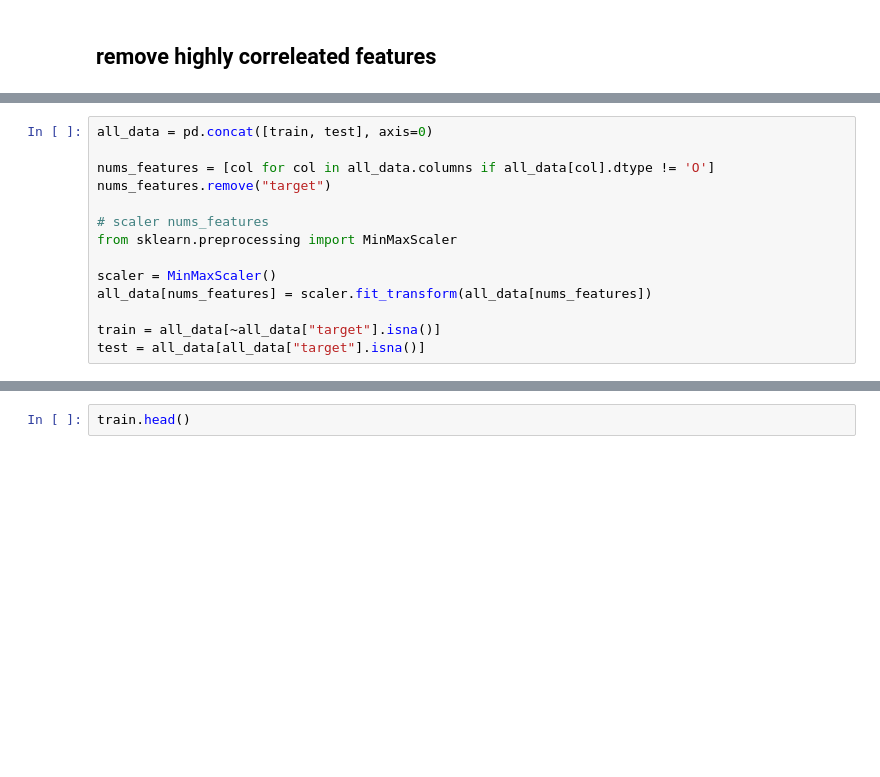
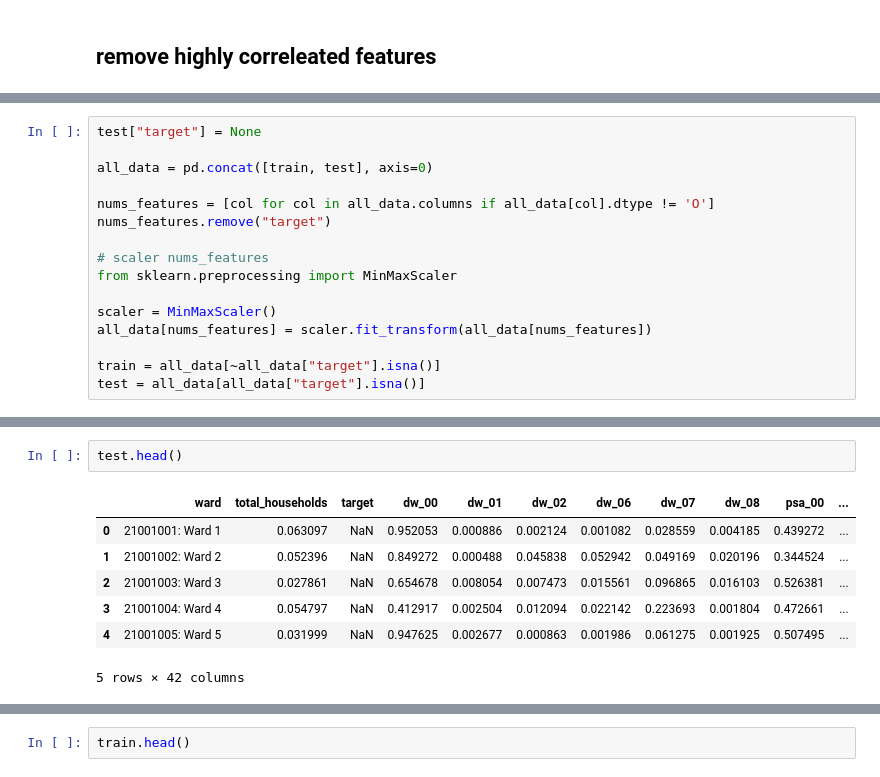
Before and after one commit to segnig/-segnig-International-Women-s-Day-Zindi-Challenge-, a Jupyter notebook: International_Women's_Day_Challenge.ipynb, the cells around one changed output, grey strips where cells are left out. Saved outputs shown, nothing was run; the diff lists cells and outputs as text; blank space fills up the shorter version.

```diff
--- a/International_Women's_Day_Challenge.ipynb
+++ b/International_Women's_Day_Challenge.ipynb
@@ -501,4 +567,6 @@ to_drop
 # %%
+test["target"] = None
+
 all_data = pd.concat([train, test], axis=0)
 
 nums_features = [col for col in all_data.columns if all_data[col].dtype != 'O']
@@ -514,0 +630,10 @@ test = all_data[all_data["target"].isna()]
+# %%
+test.head()
+# %% [output]
+|  | ward | total_households | target | dw_00 | dw_01 | dw_02 | dw_06 | dw_07 | dw_08 | psa_00 | ... |
+| 0 | 21001001: Ward 1 | 0.063097 | NaN | 0.952053 | 0.000886 | 0.002124 | 0.001082 | 0.028559 | 0.004185 | 0.439272 | ... |
+| 1 | 21001002: Ward 2 | 0.052396 | NaN | 0.849272 | 0.000488 | 0.045838 | 0.052942 | 0.049169 | 0.020196 | 0.344524 | ... |
+| 2 | 21001003: Ward 3 | 0.027861 | NaN | 0.654678 | 0.008054 | 0.007473 | 0.015561 | 0.096865 | 0.016103 | 0.526381 | ... |
+| 3 | 21001004: Ward 4 | 0.054797 | NaN | 0.412917 | 0.002504 | 0.012094 | 0.022142 | 0.223693 | 0.001804 | 0.472661 | ... |
+| 4 | 21001005: Ward 5 | 0.031999 | NaN | 0.947625 | 0.002677 | 0.000863 | 0.001986 | 0.061275 | 0.001925 | 0.507495 | ... |
+5 rows × 42 columns
```
Also changed, not shown: parts of 25 cells of this notebook.
